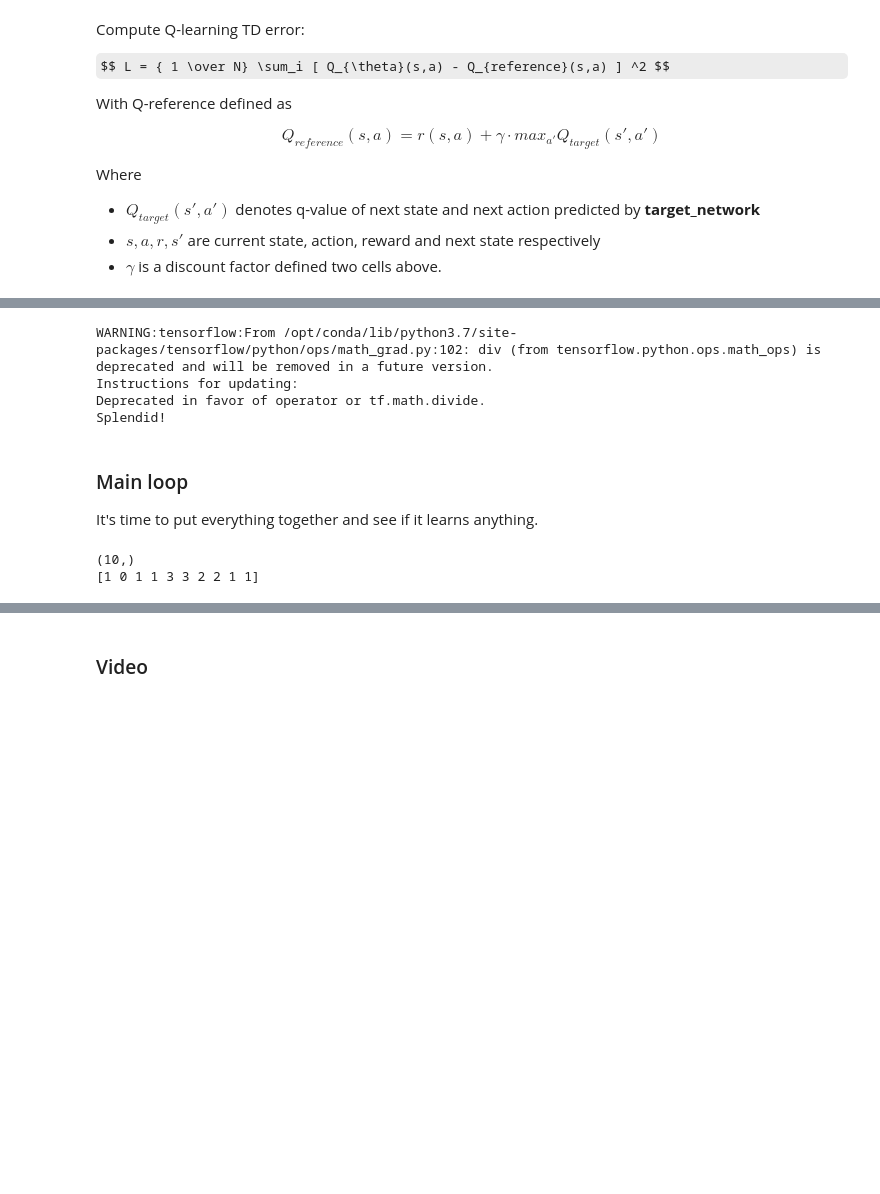
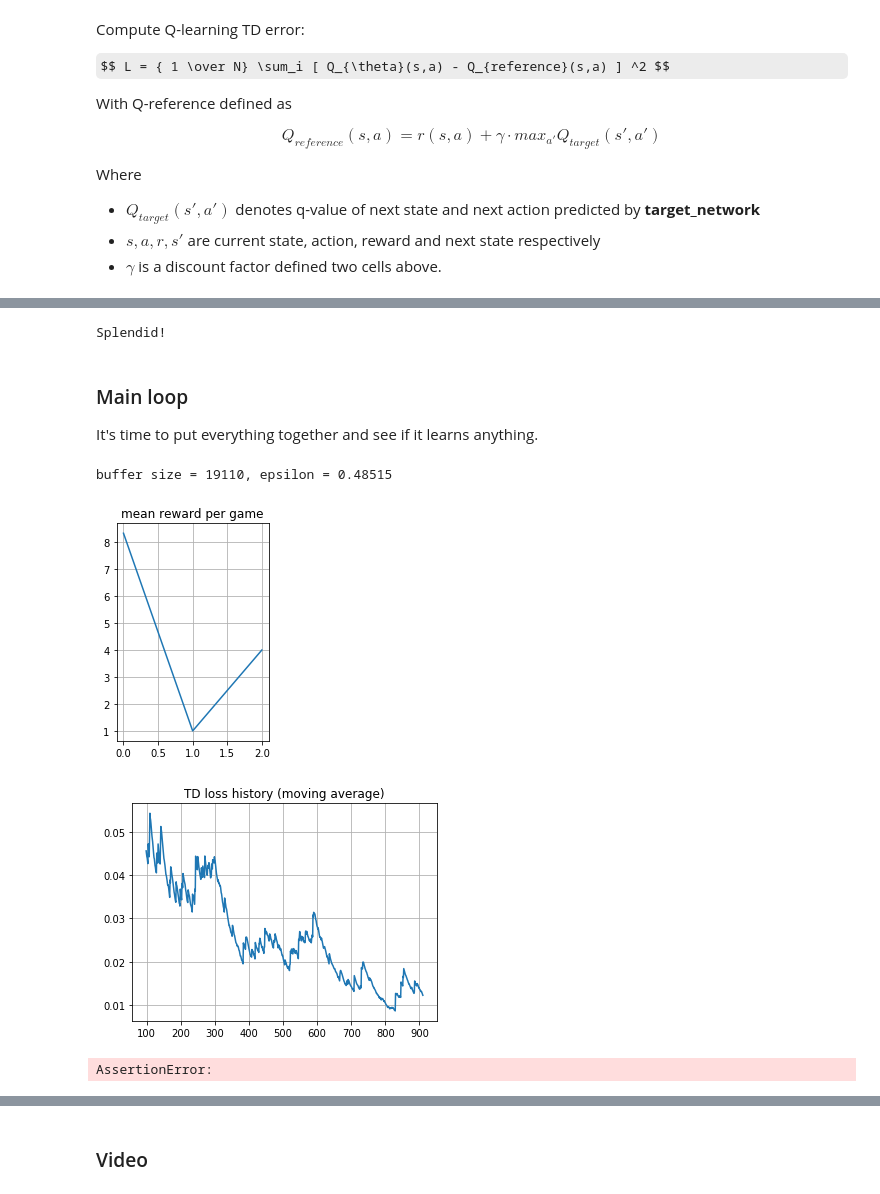
Before and after one commit to FelixKleineBoesing/gymTraining, a Jupyter notebook: src/dqn_atari.ipynb, the cells around one changed output, grey strips where cells are left out. Saved outputs shown, nothing was run; the diff lists cells and outputs as text; code cells hidden in the pictures; some formulas as TeX source; blank space fills up the shorter version.

```diff
--- a/src/dqn_atari.ipynb
+++ b/src/dqn_atari.ipynb
@@ -176,10 +176,8 @@ class DQNAgent:
         with tf.variable_scope(name, reuse=reuse):
 
             self.network = keras.models.Sequential()
-            print(state_shape)
             # let's create a network for approximate q-learning following guidelines above
             self.network.add(Conv2D(16, (3, 3), strides = 2, activation = "relu", input_shape=state_shape))
-            print(self.network.input_shape)
             self.network.add(Conv2D(32, (3, 3), strides = 2, activation = "relu"))
             self.network.add(Conv2D(64, (3, 3), strides = 2, activation = "relu"))
             self.network.add(Flatten())
@@ -196,8 +194,6 @@ class DQNAgent:
     def get_symbolic_qvalues(self, state_t):
         """takes agent's observation, returns qvalues. Both are tf Tensors"""
         qvalues = self.network(state_t)
-        print(type(state_t))
-        print(type(state_t.shape))
         assert tf.is_numeric_tensor(qvalues) and qvalues.shape.ndims == 2, \
             "please return 2d tf tensor of qvalues [you got %s]" % repr(qvalues)
         assert int(qvalues.shape[1]) == n_actions
@@ -207,7 +203,8 @@ class DQNAgent:
     def get_qvalues(self, state_t):
         """Same as symbolic step except it operates on numpy arrays"""
         sess = tf.get_default_session()
-        return sess.run(self.qvalues_t, {self.state_t: state_t})
+        q_values = sess.run(self.qvalues_t, {self.state_t: state_t})
+        return q_values
 
     def sample_actions(self, qvalues):
         """pick actions given qvalues. Uses epsilon-greedy exploration strategy. """
@@ -216,4 +213,5 @@ class DQNAgent:
         random_actions = np.random.choice(n_actions, size=batch_size)
         best_actions = qvalues.argmax(axis=-1)
         should_explore = np.random.choice([0, 1], batch_size, p = [1-epsilon, epsilon])
-        return np.where(should_explore, random_actions, best_actions)
+        action = np.where(should_explore, random_actions, best_actions)
+        return action
@@ -495,9 +419,6 @@ assert tf.gradients(reference_qvalues, next_obs_ph)[0] is not None, "make sure y
 assert tf.gradients(reference_qvalues, obs_ph)[0] is None, "reference qvalues shouldn't depend on current observation!" # ignore if you're certain it's ok
 print("Splendid!")
 # %% [output]
-WARNING:tensorflow:From /opt/conda/lib/python3.7/site-packages/tensorflow/python/ops/math_grad.py:102: div (from tensorflow.python.ops.math_ops) is deprecated and will be removed in a future version.
-Instructions for updating:
-Deprecated in favor of operator or tf.math.divide.
 Splendid!
 # %% [markdown]
 ### Main loop
@@ -519,54 +440,55 @@ td_loss_history = []
 
 def sample_batch(exp_replay, batch_size):
     obs_batch, act_batch, reward_batch, next_obs_batch, is_done_batch = exp_replay.sample(batch_size)
-    print(act_batch.shape)
-    print(act_batch)
     return {
         obs_ph:obs_batch, actions_ph:act_batch, rewards_ph:reward_batch,
         next_obs_ph:next_obs_batch, is_done_ph:is_done_batch
     }
 
 a, b, c, d, e = sample_batch(exp_replay, 10)
-# %% [output]
-(10,)
-[1 0 1 1 3 3 2 2 1 1]
 # %%
-for i in trange(10**5):
+for i in trange(1000):
 
     # play
     play_and_record(agent, env, exp_replay, 10)
 
     # train
     _, loss_t = sess.run([train_step, td_loss], sample_batch(exp_replay, batch_size=64))
     td_loss_history.append(loss_t)
 
     # adjust agent parameters
     if i % 500 == 0:
         load_weigths_into_target_network(agent, target_network)
         agent.epsilon = max(agent.epsilon * 0.99, 0.01)
         mean_rw_history.append(evaluate(make_env(), agent, n_games=3))
 
     if i % 100 == 0:
         clear_output(True)
         print("buffer size = %i, epsilon = %.5f" % (len(exp_replay), agent.epsilon))
 
         plt.subplot(1,2,1)
         plt.title("mean reward per game")
         plt.plot(mean_rw_history)
         plt.grid()
 
         assert not np.isnan(loss_t)
         plt.figure(figsize=[12, 4])
         plt.subplot(1,2,2)
         plt.title("TD loss history (moving average)")
         plt.plot(moving_average(np.array(td_loss_history), span=100, min_periods=100))
         plt.grid()
         plt.show()
     if np.mean(mean_rw_history[-10:]) > 10:
         break
+# %% [output]
+buffer size = 19110, epsilon = 0.48515
+[figure, added]
+[figure, added]
 # %%
 assert np.mean(mean_rw_history[-10:]) > 10.
 print("That's good enough for tutorial.")
+# %% [output]
+AssertionError:
 # %% [markdown]
 __ How to interpret plots: __
 
```
Also changed, not shown: parts of 10 cells of this notebook, 2 other files.
